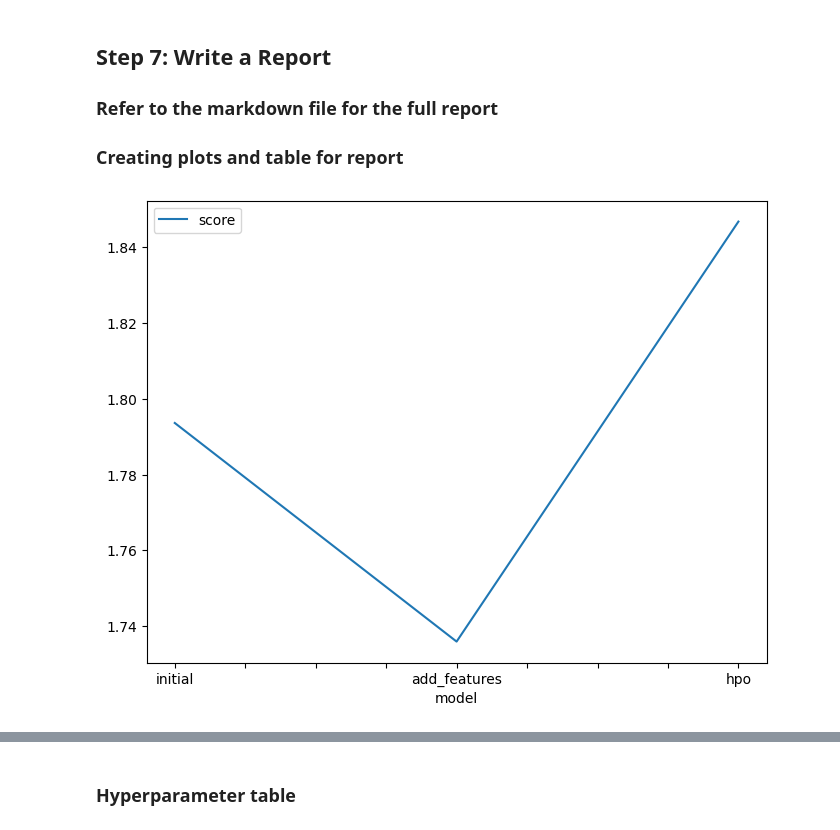
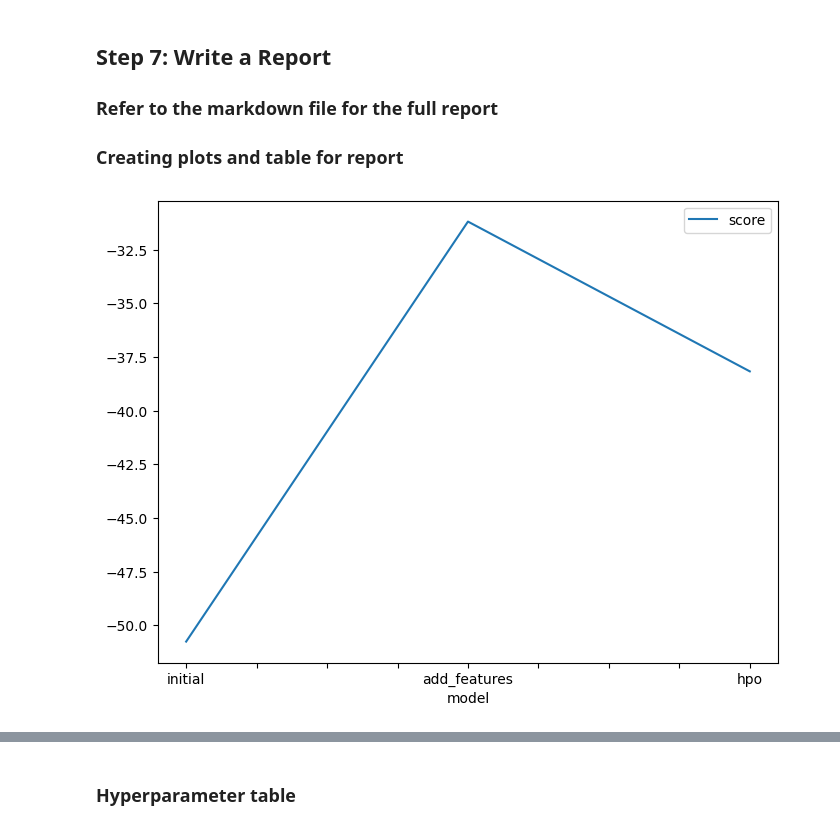
Before and after one commit to khangtictoc/Predict-Bike-Sharing-Demand-with-AutoGluon, a Jupyter notebook: Project01/project-notebook.ipynb, the cells around one changed output, grey strips where cells are left out. Cells and saved outputs as stored; diff of their text form; code cells hidden in the pictures.

```diff
--- a/Project01/project-notebook.ipynb
+++ b/Project01/project-notebook.ipynb
@@ -578,15 +758,15 @@ submission.csv               2024-04-01 06:58:25  first raw submission
 # %%
 # Taking the top model score from each training run and creating a line plot to show improvement
 # You can create these in the notebook and save them to PNG or use some other tool (e.g. google sheets, excel)
 fig = pd.DataFrame(
     {
         "model": ["initial", "add_features", "hpo"],
-        "score": [1.79362, 1.73598, 1.84672]
+        "score": [-50.757473, -31.191558, -38.169118]
     }
 ).plot(x="model", y="score", figsize=(8, 6)).get_figure()
 fig.savefig('img/model_train_score.png')
 # %% [output]
-[figure, old version]
+[figure, new version]
 # %%
 # Take the 3 kaggle scores and creating a line plot to show improvement
 fig = pd.DataFrame(
```
Also changed, not shown: parts of 59 cells of this notebook, 12 other files.
